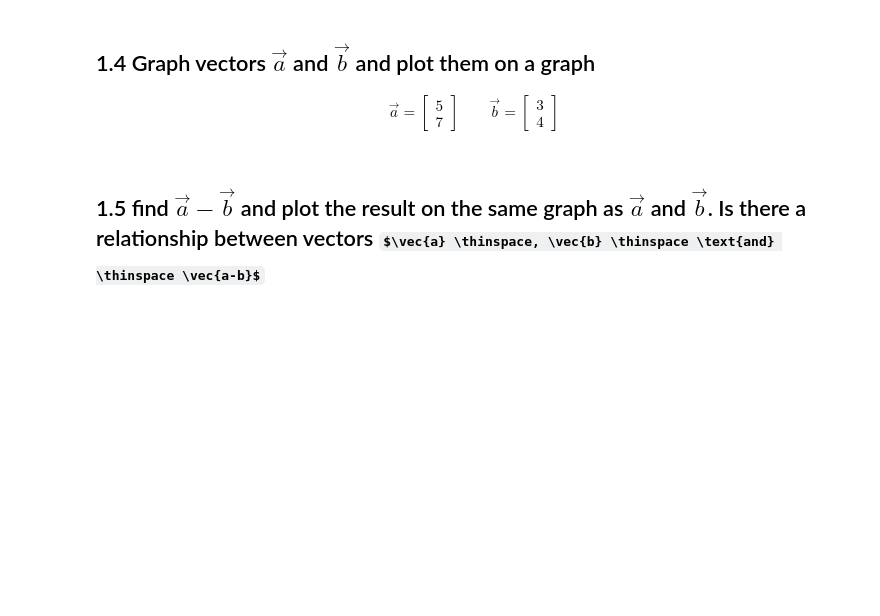
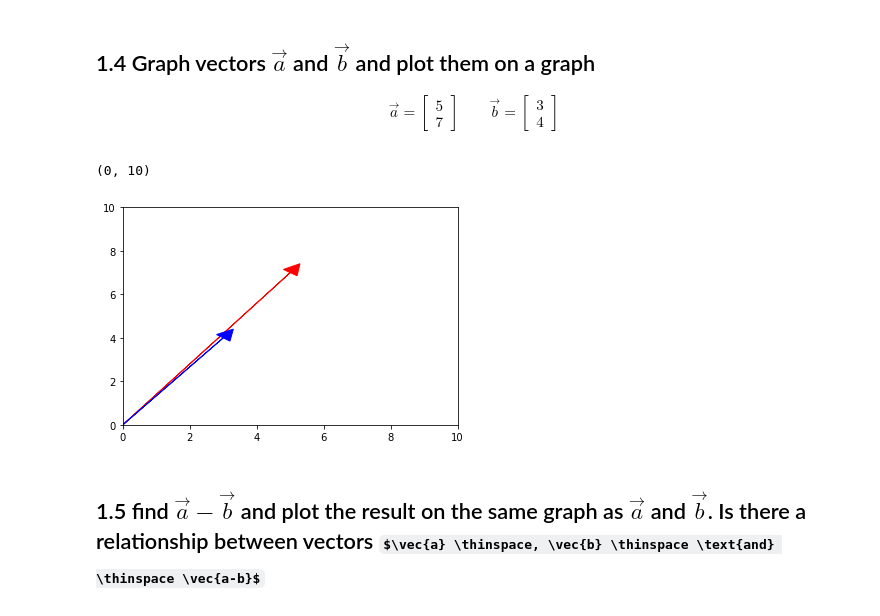
Before and after one commit to bloominstituteoftechnology/DS-Unit-1-Sprint-4-Linear-Algebra, a Jupyter notebook: module1-linear-algebra-review/Linear_Algebra_Assignment.ipynb, the cells around one changed output. Saved outputs shown, nothing was run; the diff lists cells and outputs as text; code cells hidden in the pictures; some formulas as TeX source; blank space fills up the shorter version.

```diff
--- a/module1-linear-algebra-review/Linear_Algebra_Assignment.ipynb
+++ b/module1-linear-algebra-review/Linear_Algebra_Assignment.ipynb
@@ -16,5 +64,18 @@ For the questions below it is not sufficient to simply provide answer to the que
 \qquad
 \vec{b} = \begin{bmatrix} 3 \\4 \end{bmatrix}
 \end{align}
+# %%
+a = np.array([5,7])
+b = np.array([3,4])
+
+
+plt.arrow(0,0,a[0],a[1],head_width=.5,head_length=0.5,color='red')
+plt.arrow(0,0,b[0],b[1],head_width=.5,head_length=0.5,color='blue')
+
+plt.xlim(0,10)
+plt.ylim(0,10)
+# %% [output]
+(0, 10)
+[figure, added]
 # %% [markdown]
 ## 1.5 find $\vec{a} - \vec{b}$ and plot the result on the same graph as $\vec{a}$ and $\vec{b}$. Is there a relationship between vectors $\vec{a} \thinspace, \vec{b} \thinspace \text{and} \thinspace \vec{a-b}$
```
Also changed, not shown: parts of 14 cells of this notebook.
